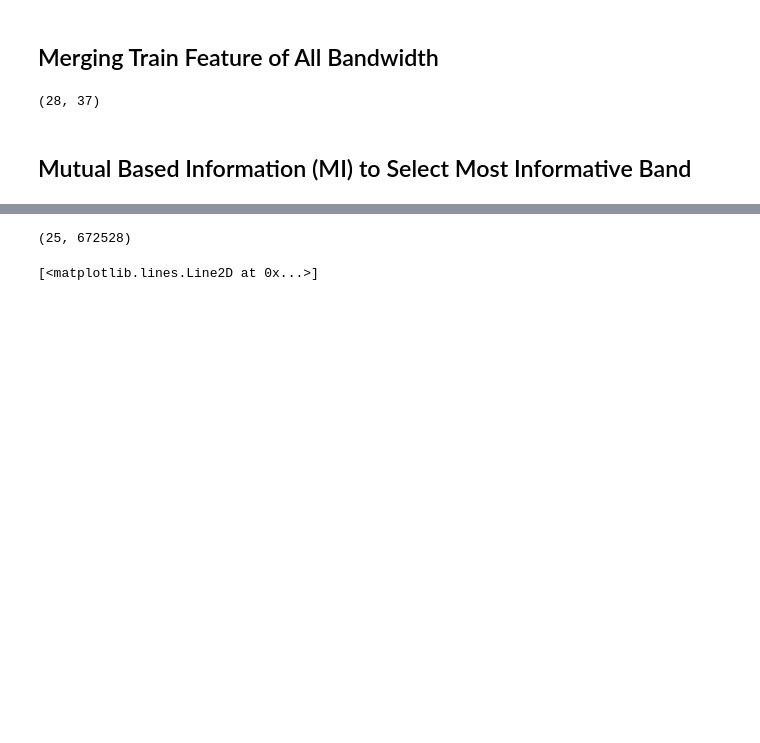
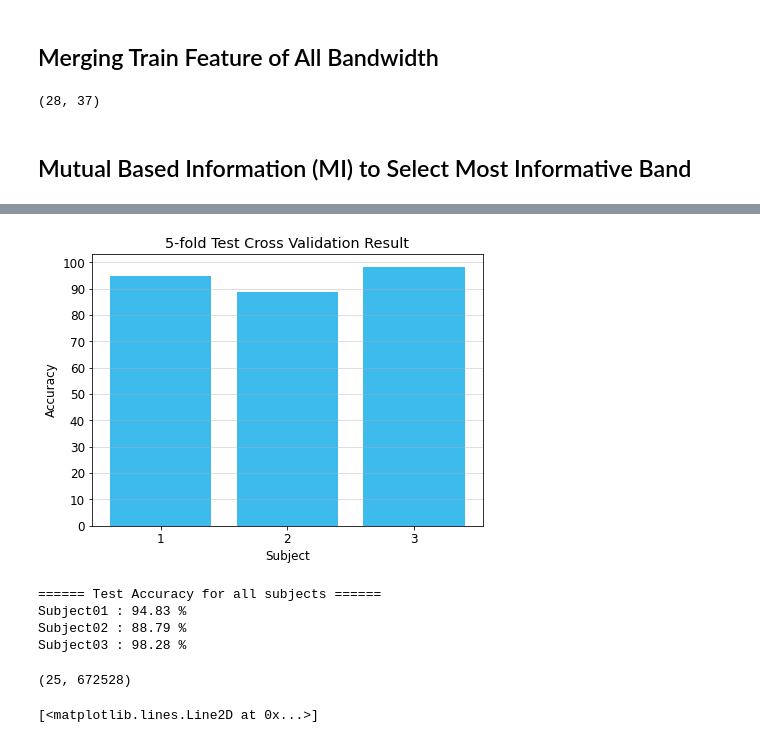
Before and after one commit to orvindemsy/BCICIV2a-FBCSP, a Jupyter notebook: fbcsp.ipynb, the cells around one changed output, grey strips where cells are left out. Saved outputs shown, nothing was run; the diff lists cells and outputs as text; code cells hidden in the pictures; blank space fills up the shorter version.

```diff
--- a/fbcsp.ipynb
+++ b/fbcsp.ipynb
@@ -1016,3 +1037,49 @@ for i in startband:
+# %%
+# Blank list to store accuracy values
+train_score = []
+test_score = []
+
+for i in range(1, 4):
+    subj = subjectCounter(i)
+
+    # Prepare train and test data
+    data_train = mod_data[subj]['train']['mutual']
+    X_train = data_train['X']
+    y_train = data_train['y']
+
+    data_test = mod_data[subj]['test']['mutual']
+    X_test = data_train['X']
+    y_test = data_train['y']
+
+    # Training the model + train accuracy
+    model.fit(X_train, y_train)
+    tr_score = model.score(X_train, y_train)*100
+    te_score = model.score(X_test, y_test)*100
+
+    train_score.append(tr_score)
+    test_score.append(te_score)
+# %%
+fig, ax = plt.subplots(figsize=(7, 5))
+plt.rcParams.update({'font.size': 12})
+ax.set_title('Accuracy (%)')
+ax.bar(np.arange(1, 4), test_score, color="#3ebbed")
+ax.set(xticks=np.arange(1, 4), xlabel='Subject',
+       yticks=np.arange(0, 101, step=10), ylabel='Accuracy',
+       title='5-fold Test Cross Validation Result')
+ax.grid(axis='y', alpha=0.5)
+plt.savefig('5fold_test_result.jpg')
+plt.show()
+
+# Print each subject accuracy
+print("====== Test Accuracy for all subjects ======")
+for i in range(3):
+    print("Subject{:02d} : {:.2f} %".format(i+1, test_score[i]))
+# %% [output]
+[figure, added]
+====== Test Accuracy for all subjects ======
+Subject01 : 94.83 %
+Subject02 : 88.79 %
+Subject03 : 98.28 %
 # %%
 butter_bandpass_one_subject(mod_data, 'subject01', 4, 8, 250)
 # %%
```
Also changed, not shown: parts of 18 cells of this notebook, 2 other files.
